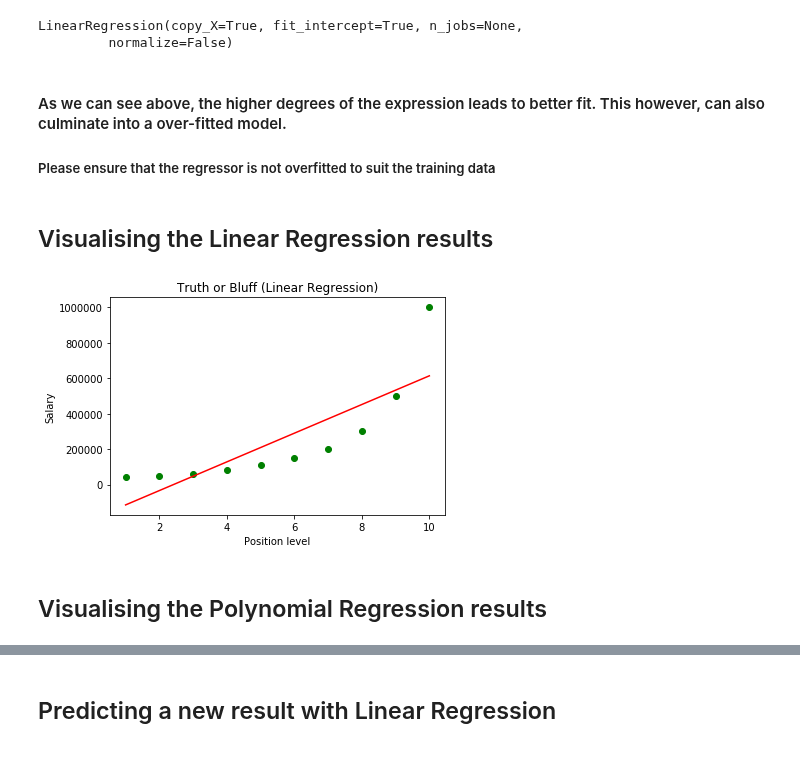
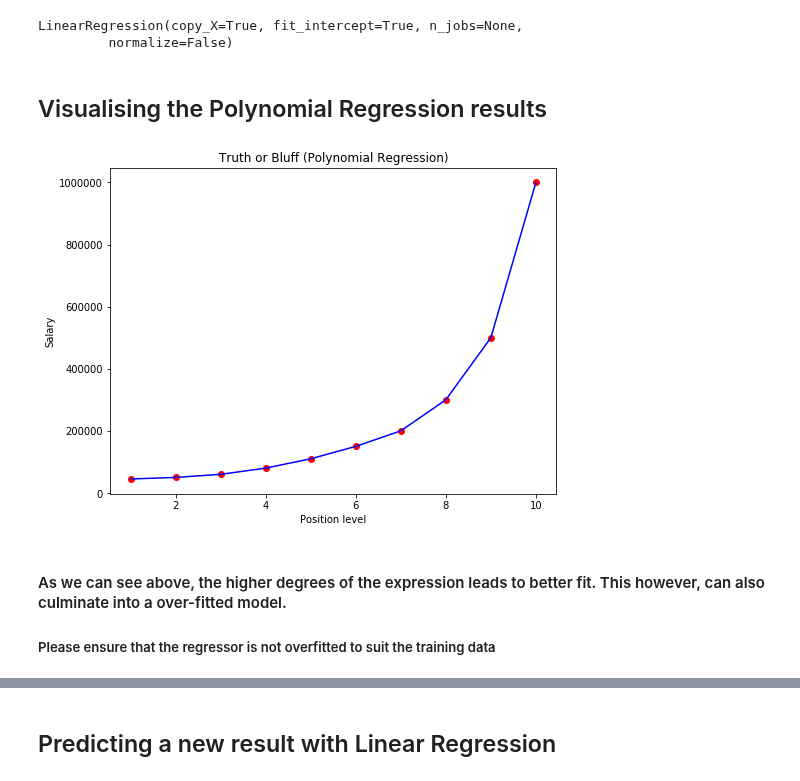
Before and after one commit to iamtushara/Machine-Learning-Reference, a Jupyter notebook: 1. Supervised Learning/1. Regression/3. Polynomial Regression/Codes/Polynomial Regression.ipynb, the cells around one changed output, grey strips where cells are left out. Drawn from its saved outputs; the diff is of its cells as text; code cells hidden in the pictures.

```diff
--- a/1. Supervised Learning/1. Regression/3. Polynomial Regression/Codes/Polynomial Regression.ipynb
+++ b/1. Supervised Learning/1. Regression/3. Polynomial Regression/Codes/Polynomial Regression.ipynb
@@ -40,30 +56,27 @@ LinearRegression(copy_X=True, fit_intercept=True, n_jobs=None,
 # %%
 from sklearn.preprocessing import PolynomialFeatures
-poly_reg = PolynomialFeatures(degree = 12)
-X_poly = poly_reg.fit_transform(X)
+poly_trans = PolynomialFeatures(degree = 12)
+X_poly = poly_trans.fit_transform(X)
 
 # Fitting the higher order terms to the model
-# poly_reg.fit(X_poly, y)
-lin_reg_2 = LinearRegression()
-lin_reg_2.fit(X_poly, y)
+poly_reg = LinearRegression()
+poly_reg.fit(X_poly, y)
 # %% [output]
 LinearRegression(copy_X=True, fit_intercept=True, n_jobs=None,
          normalize=False)
+# %% [markdown]
+## Visualising the Polynomial Regression results
+# %%
+plt.figure(figsize=(8,6))
+plt.scatter(X, y, color = 'red')
+plt.plot(X, poly_reg.predict(poly_trans.fit_transform(X)), color = 'blue')
+plt.title('Truth or Bluff (Polynomial Regression)')
+plt.xlabel('Position level')
+plt.ylabel('Salary')
+plt.show()
+# %% [output]
+[figure, added]
 # %% [markdown]
 #### As we can see above, the higher degrees of the expression leads to better fit. This however, can also culminate into a over-fitted model.
 
 ##### Please ensure that the regressor is not overfitted to suit the training data
-# %% [markdown]
-## Visualising the Linear Regression results
-# %%
-plt.scatter(X, y, color = 'green')
-plt.plot(X, lin_reg.predict(X), color = 'red')
-
-plt.title('Truth or Bluff (Linear Regression)')
-plt.xlabel('Position level')
-plt.ylabel('Salary')
-plt.show()
-# %% [output]
-[figure, removed]
-# %% [markdown]
-## Visualising the Polynomial Regression results
```
Also changed, not shown: parts of 19 cells of this notebook.
